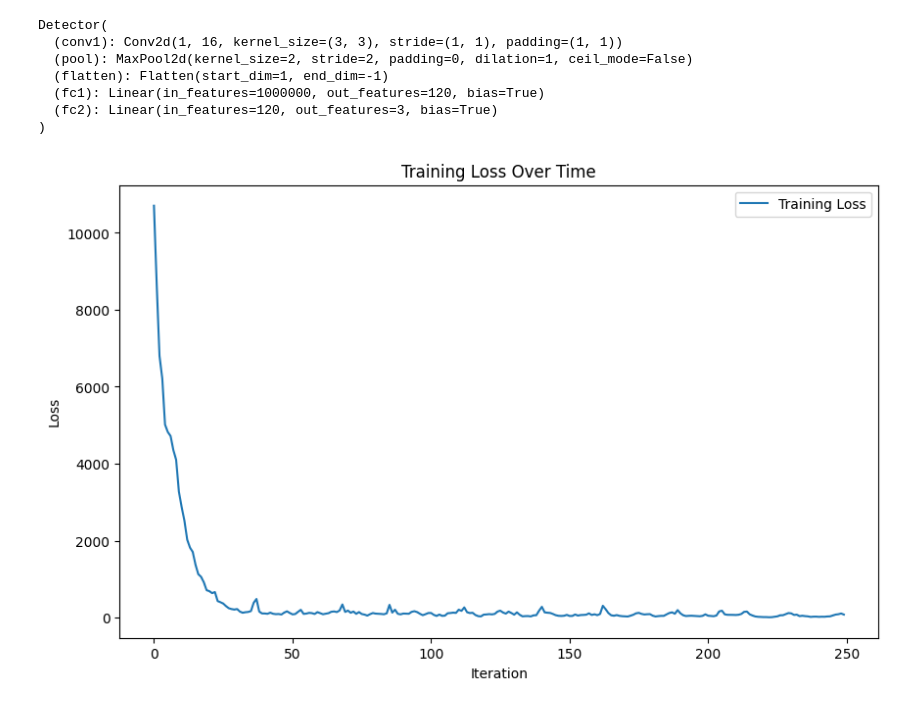
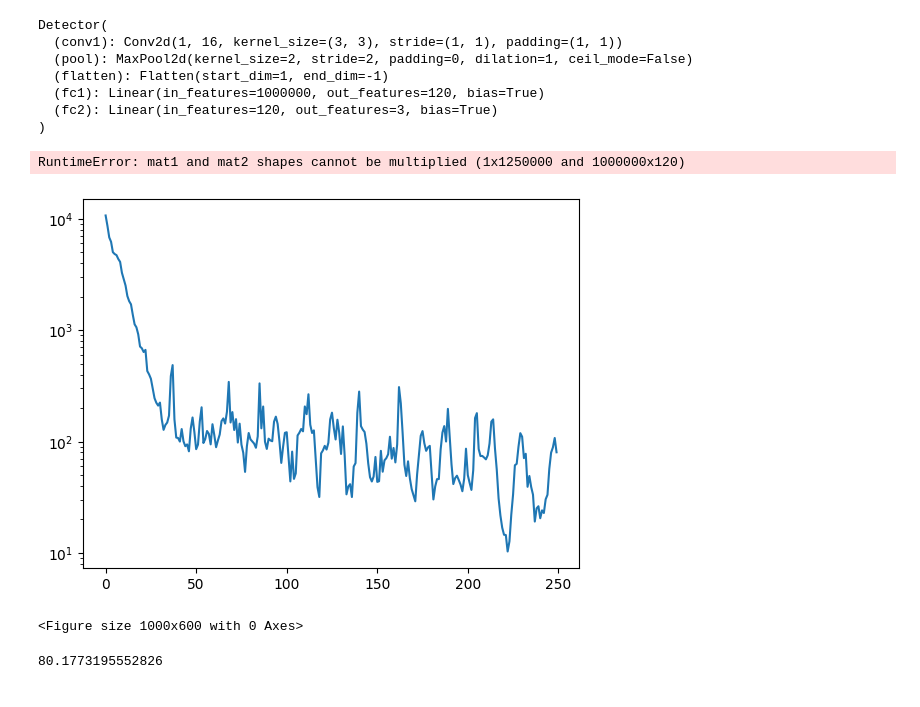
Before and after one commit to outofculture/pipette-detection, a Jupyter notebook: cnn-detector.ipynb, the cells around one changed output. Drawn from its saved outputs; the diff is of its cells as text; code cells hidden in the pictures.

```diff
--- a/cnn-detector.ipynb
+++ b/cnn-detector.ipynb
@@ -130,14 +130,22 @@ def train(model, loader, criterion, optimizer, num_epochs=5):
 
         losses.append(running_loss / count)
 # %%
-train(model, loader, criterion, optimizer, 250)
+train(model, loader, criterion, optimizer, 80)
+# %% [output]
+RuntimeError: mat1 and mat2 shapes cannot be multiplied (1x1250000 and 1000000x120)
 # %%
+fig, ax = plt.subplots()
 plt.figure(figsize=(10, 6))  # Set the figure size
-plt.plot(losses, label='Training Loss')
-plt.xlabel('Iteration')
-plt.ylabel('Loss')
-plt.title('Training Loss Over Time')
-plt.legend()
-plt.show()
+ax.plot(losses, label='Training Loss')
+# plt.xlabel('Iteration')
+# plt.ylabel('Loss')
+# plt.title('Training Loss Over Time')
+# plt.legend()
+ax.set_yscale('log')
 # %% [output]
-[figure, old version]
+[figure, new version]
+<Figure size 1000x600 with 0 Axes>
+# %%
+losses[-1]
+# %% [output]
+80.1773195552826
```
Also changed, not shown: parts of 1 cell of this notebook.
